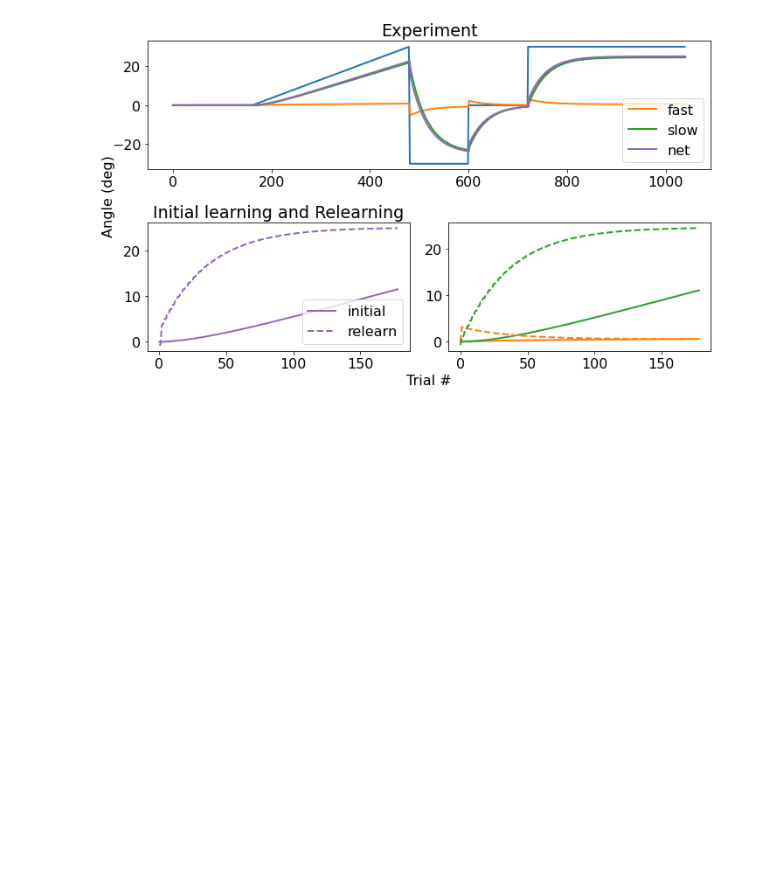
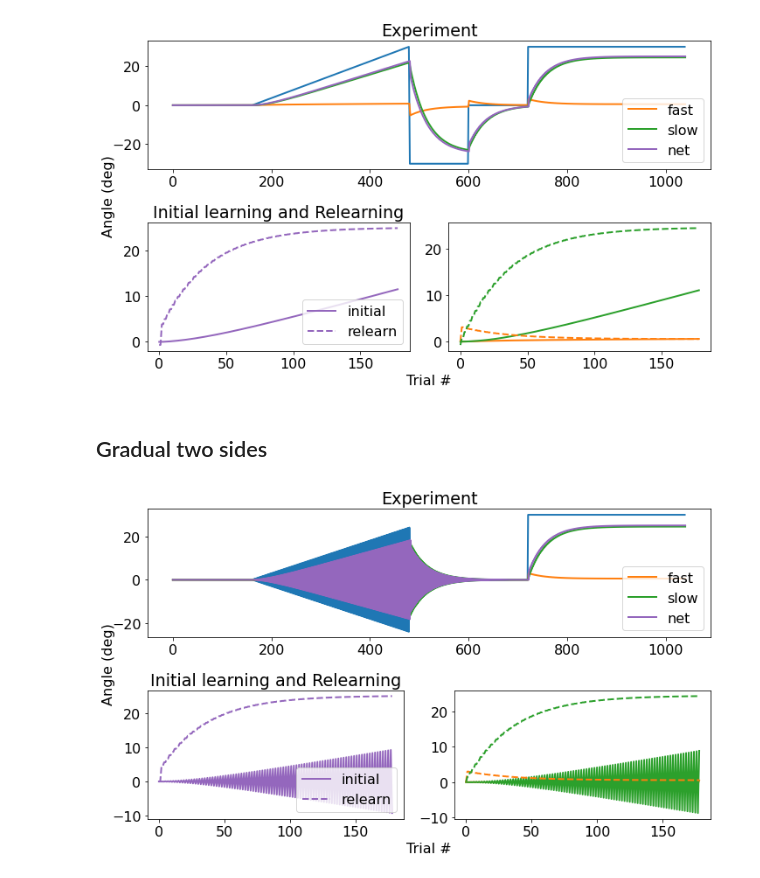
Before and after one commit to tulimid1/Recreate-Papers, a Jupyter notebook: Avraham-2021/Avraham_Savings2021.ipynb, the cells around one changed output. Saved outputs shown, nothing was run; the diff lists cells and outputs as text; code cells hidden in the pictures; blank space fills up the shorter version.

```diff
--- a/Avraham-2021/Avraham_Savings2021.ipynb
+++ b/Avraham-2021/Avraham_Savings2021.ipynb
@@ -126,3 +125,24 @@ fast,slow,net = simExperiment(psched, A_f=0.1, B_f=0.1, A_s=0.99, B_s=0.05)
 showSimExp(psched, fast, slow, net, (161,161+179), (721,721+179))
 # %% [output]
 [figure]
+# %% [markdown]
+## Gradual two sides
+# %%
+psched = np.zeros(shape=(1040,))
+psched[0:160] = 0
+positiveP = np.linspace(0,30,200)
+negativeP = np.linspace(0,-30,200)
+count=0
+for i in np.arange(161,480+1,1):
+    if i%2 == 0 :
+        psched[i] = positiveP[count]
+    else :
+        psched[i] = negativeP[count]
+        count +=1
+psched[481:720] = 0
+psched[721:1040] = 30
+# %%
+fast,slow,net = simExperiment(psched, A_f=0.1, B_f=0.1, A_s=0.99, B_s=0.05)
+showSimExp(psched, fast, slow, net, (161,161+179), (721,721+179))
+# %% [output]
+[figure, added]
```
Also changed, not shown: parts of 2 cells of this notebook.
